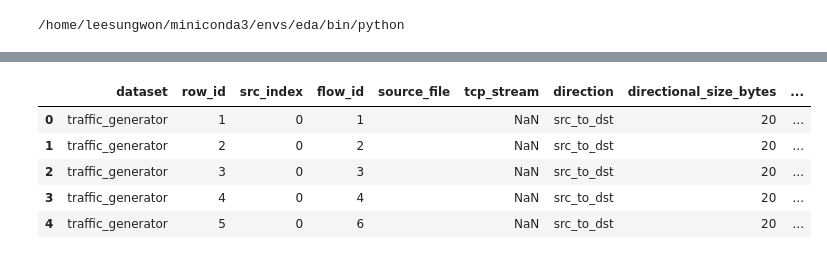
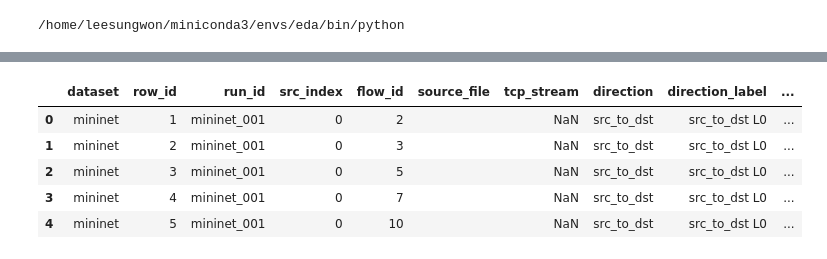
Before and after one commit to deneb784/2026_1_Final_9TEAM, a Jupyter notebook: model/EDA.ipynb, the cells around one changed output, grey strips where cells are left out. Saved outputs shown, nothing was run; the diff lists cells and outputs as text; code cells hidden in the pictures.

```diff
--- a/model/EDA.ipynb
+++ b/model/EDA.ipynb
@@ -10,16 +10,23 @@ from pathlib import Path
 import numpy as np
 import pandas as pd
 
+# p90 label dataset을 우선 로드합니다. p80/기존 파일을 보고 싶으면 순서를 바꾸면 됩니다.
 DATASETS = {
-    'traffic_generator': [
+    'mininet': [
+        Path('../dataset_mininet_merged_p90.jsonl'),
+        Path('dataset_mininet_merged_p90.jsonl'),
+        Path('../dataset_mininet_merged.jsonl'),
+        Path('dataset_mininet_merged.jsonl'),
+        Path('../dataset.jsonl'),
+        Path('dataset.jsonl'),
         Path('model/dataset.jsonl'),
-        Path('dataset.jsonl'),
         Path('../model/dataset.jsonl'),
-        Path('../dataset.jsonl'),
     ],
-    'uni1': [
+    'univ1': [
+        Path('../dataset_univ1_p90.jsonl'),
+        Path('dataset_univ1_p90.jsonl'),
+        Path('../dataset_univ1.jsonl'),
         Path('dataset_univ1.jsonl'),
-        Path('../dataset_univ1.jsonl'),
         Path('model/dataset_univ1.jsonl'),
     ],
 }
@@ -32,6 +39,13 @@ FEATURE_NAMES = [
     'tcp_flags',
     'tcp_window_size',
     'iat_us',
+    'retransmission',
+    'out_of_order',
+    'duplicate_ack',
+    'fast_retransmission',
+]
+
+MASKED_FEATURES = [
     'retransmission',
     'out_of_order',
     'duplicate_ack',
@@ -68,23 +82,38 @@ def load_flow_dataset(path, dataset_name):
             source_file = flow_key.get('source_file', trace_key.get('source_file', ''))
             tcp_stream = flow_key.get('tcp_stream', trace_key.get('tcp_stream', np.nan))
             direction = flow_key.get('direction', '')
+            run_id = sample.get('run_id', '')
             directional_size = sample.get('directional_size_bytes', 0)
             flow_size = sample.get('flow_size_bytes', directional_size)
             label = sample.get('label')
 
+            tcp_payload = x[:, FEATURE_NAMES.index('tcp_payload_bytes')]
+            iat = x[:, FEATURE_NAMES.index('iat_us')]
+            tcp_flags = x[:, FEATURE_NAMES.index('tcp_flags')]
+
             meta = {
                 'dataset': dataset_name,
                 'row_id': row_id,
+                'run_id': run_id,
                 'src_index': src_index,
                 'flow_id': flow_id,
                 'source_file': source_file,
                 'tcp_stream': tcp_stream,
                 'direction': direction,
+                'direction_label': f'{direction} L{label}',
                 'directional_size_bytes': directional_size,
                 'flow_size_bytes': flow_size,
                 'label': label,
                 'packet_count': x.shape[0],
                 'x_mean': float(x.mean()),
+                'cum_payload_10': float(tcp_payload.sum()),
+                'payload_packet_count_10': int((tcp_payload > 0).sum()),
+                'full_payload_packet_count_10': int((tcp_payload >= 1400).sum()),
+                'elapsed_iat_us_10': float(iat.sum()),
+                'mean_iat_us_10': float(iat.mean()),
+                'max_iat_us_10': float(iat.max()),
+                'seen_fin_10': int(((tcp_flags.astype(int) & 0x01) > 0).any()),
+                'seen_rst_10': int(((tcp_flags.astype(int) & 0x04) > 0).any()),
             }
 
             for col_idx, feature_name in enumerate(FEATURE_NAMES):
@@ -92,6 +121,7 @@ def load_flow_dataset(path, dataset_name):
                 meta[f'{feature_name}_mean'] = float(values.mean())
                 meta[f'{feature_name}_first'] = float(values[0])
                 meta[f'{feature_name}_last'] = float(values[-1])
+                meta[f'{feature_name}_max'] = float(values.max())
 
             meta_rows.append(meta)
 
@@ -99,10 +129,12 @@ def load_flow_dataset(path, dataset_name):
                 packet_row = {
                     'dataset': dataset_name,
                     'row_id': row_id,
+                    'run_id': run_id,
                     'flow_id': flow_id,
                     'source_file': source_file,
                     'tcp_stream': tcp_stream,
                     'direction': direction,
+                    'direction_label': f'{direction} L{label}',
                     'packet_index': packet_index,
                     'label': label,
                     'flow_size_bytes': flow_size,
@@ -119,29 +151,35 @@ flow_frames = []
 packet_frames = []
 
 for dataset_name, candidates in DATASETS.items():
-    path = resolve_path(candidates)
-    flow_df, flow_packet_df = load_flow_dataset(path, dataset_name)
-    loaded[dataset_name] = path
+    dataset_path = resolve_path(candidates)
+    flow_df, flow_packet_df = load_flow_dataset(dataset_path, dataset_name)
+    loaded[dataset_name] = dataset_path
     flow_frames.append(flow_df)
     packet_frames.append(flow_packet_df)
 
 all_df = pd.concat(flow_frames, ignore_index=True)
 all_packet_df = pd.concat(packet_frames, ignore_index=True)
 
-tg_df = all_df[all_df['dataset'] == 'traffic_generator'].copy()
-uni1_df = all_df[all_df['dataset'] == 'uni1'].copy()
-tg_packet_df = all_packet_df[all_packet_df['dataset'] == 'traffic_generator'].copy()
-uni1_packet_df = all_packet_df[all_packet_df['dataset'] == 'uni1'].copy()
+mininet_df = all_df[all_df['dataset'] == 'mininet'].copy()
+univ1_df = all_df[all_df['dataset'] == 'univ1'].copy()
+mininet_packet_df = all_packet_df[all_packet_df['dataset'] == 'mininet'].copy()
+univ1_packet_df = all_packet_df[all_packet_df['dataset'] == 'univ1'].copy()
 
 print('loaded paths:')
-for name, path in loaded.items():
-    print(f'- {name}: {path}')
+for name, dataset_path in loaded.items():
+    print(f'- {name}: {dataset_path}')
 
 print('')
-print('flow counts:')
+print('flow counts by dataset/label:')
 print(all_df.groupby(['dataset', 'label']).size())
+print('')
+print('flow counts by dataset/direction/label:')
+print(all_df.groupby(['dataset', 'direction', 'label']).size())
 
-display(all_df.groupby('dataset')[['flow_size_bytes', 'directional_size_bytes', 'x_mean']].agg(['count', 'mean', 'median', 'min', 'max']))
+masked_nonzero = all_packet_df[MASKED_FEATURES].to_numpy().sum()
+print(f'\nmasked feature nonzero sum: {masked_nonzero:g}')
+
+display(all_df.groupby('dataset')[['flow_size_bytes', 'directional_size_bytes', 'cum_payload_10', 'elapsed_iat_us_10']].agg(['count', 'mean', 'median', 'min', 'max']))
 display(all_df.head())
 # %% [output]
 loaded paths:
@@ -163,6 +207,6 @@ dtype: int64
-|  | dataset | row_id | src_index | flow_id | source_file | tcp_stream | direction | directional_size_bytes | ... |
-| 0 | traffic_generator | 1 | 0 | 1 |  | NaN | src_to_dst | 20 | ... |
-| 1 | traffic_generator | 2 | 0 | 2 |  | NaN | src_to_dst | 20 | ... |
-| 2 | traffic_generator | 3 | 0 | 3 |  | NaN | src_to_dst | 20 | ... |
-| 3 | traffic_generator | 4 | 0 | 4 |  | NaN | src_to_dst | 20 | ... |
-| 4 | traffic_generator | 5 | 0 | 6 |  | NaN | src_to_dst | 20 | ... |
+|  | dataset | row_id | run_id | src_index | flow_id | source_file | tcp_stream | direction | direction_label | ... |
+| 0 | mininet | 1 | mininet_001 | 0 | 2 |  | NaN | src_to_dst | src_to_dst L0 | ... |
+| 1 | mininet | 2 | mininet_001 | 0 | 3 |  | NaN | src_to_dst | src_to_dst L0 | ... |
+| 2 | mininet | 3 | mininet_001 | 0 | 5 |  | NaN | src_to_dst | src_to_dst L0 | ... |
+| 3 | mininet | 4 | mininet_001 | 0 | 7 |  | NaN | src_to_dst | src_to_dst L0 | ... |
+| 4 | mininet | 5 | mininet_001 | 0 | 10 |  | NaN | src_to_dst | src_to_dst L0 | ... |
```
Also changed, not shown: parts of 7 cells of this notebook, 19 other files.
